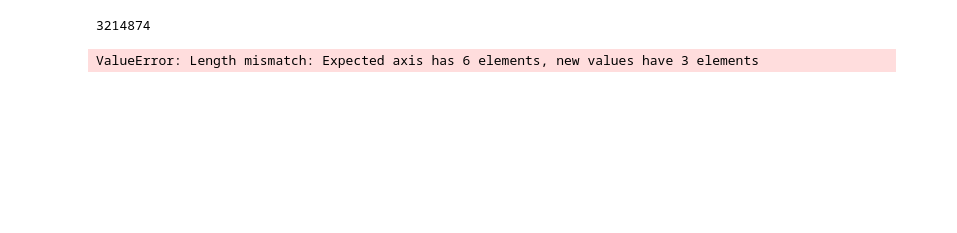
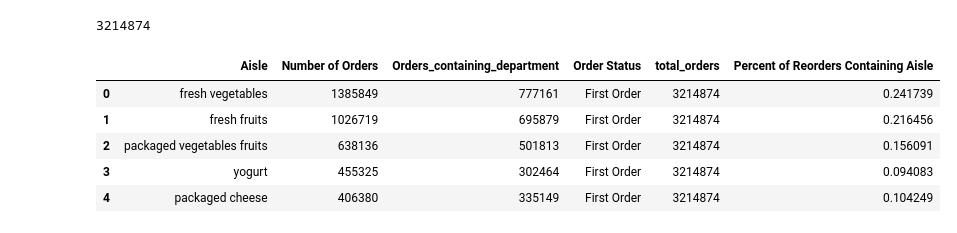
Before and after one commit to keith12345/InstaClassification, a Jupyter notebook: 05_Visualizations/00_Exploring.ipynb, the cells around one changed output. Drawn from its saved outputs; the diff is of its cells as text; code cells hidden in the pictures; blank space fills up the shorter version.

```diff
--- a/05_Visualizations/00_Exploring.ipynb
+++ b/05_Visualizations/00_Exploring.ipynb
@@ -77,3 +77,5 @@ aisles.head()
 | 4 | 5 | marinades meat preparation |
 # %%
 df = df.merge(aisles,on='aisle_id')
+# %%
+departments = pd.read_csv('departments.csv')
@@ -240,7 +246,7 @@ df.head()
 # %%
 reorders_by_aisle = pd.DataFrame(df[df.reordered == 1].aisle.value_counts())
-reorders_by_aisle['Order Status'] = 'Reordered'
-reorders_by_aisle.columns = ['Number of Orders','Order Status']
+reorders_by_aisle.reset_index(inplace=True)
+reorders_by_aisle.columns = ['Aisle','Number of Orders']
 non_reorders_by_aisle = pd.DataFrame(df[df.reordered == 0].aisle.value_counts())
-non_reorders_by_aisle['Order Status'] = 'First Order'
-non_reorders_by_aisle.columns = ['Number of Orders','Order Status']
+non_reorders_by_aisle.reset_index(inplace=True)
+non_reorders_by_aisle.columns = ['Aisle','Number of Orders']
@@ -329,5 +298,16 @@ non_reorder_aisle_index = (pd.DataFrame(
 non_reorder_aisle_index['Order Status'] = 'First Order'
 percent_containing_aisle_non_reorder = pd.merge(order_ids_containing_non_reorder_by_aisle,non_reorder_aisle_index,left_index=True,right_index=True)
 percent_containing_aisle_non_reorder['total_orders'] = total_orders
-percent_containing_aisle_non_reorder['Percent of Reorders Containing Aisle'] = percent_containing_aisle_reorder.order_id / percent_containing_aisle_reorder.total_orders
+percent_containing_aisle_non_reorder['Percent of Reorders Containing Aisle'] = percent_containing_aisle_non_reorder.order_id / percent_containing_aisle_non_reorder.total_orders
+percent_containing_aisle_non_reorder.columns = ['Orders_containing_department','Aisle','Order Status','total_orders','Percent of Reorders Containing Aisle']
+percent_containing_aisle_non_reorder = pd.merge(non_reorders_by_aisle,percent_containing_aisle_non_reorder,on='Aisle')
+# %%
+percent_containing_aisle_non_reorder.head()
+# %% [output]
+|  | Aisle | Number of Orders | Orders_containing_department | Order Status | total_orders | Percent of Reorders Containing Aisle |
+| 0 | fresh vegetables | 1385849 | 777161 | First Order | 3214874 | 0.241739 |
+| 1 | fresh fruits | 1026719 | 695879 | First Order | 3214874 | 0.216456 |
+| 2 | packaged vegetables fruits | 638136 | 501813 | First Order | 3214874 | 0.156091 |
+| 3 | yogurt | 455325 | 302464 | First Order | 3214874 | 0.094083 |
+| 4 | packaged cheese | 406380 | 335149 | First Order | 3214874 | 0.104249 |
 # %%
@@ -336,5 +314,0 @@ percentage_reorders_by_aisle.columns = ['Aisle','Order Status','Percent of Order
-# %%
-percentage_reorders_by_aisle2 = pd.merge([percent_containing_aisle_reorder,percent_containing_aisle_non_reorder],axis=1).drop(['order_id','total_orders'],axis=1)
-percentage_reorders_by_aisle2.columns = ['Aisle','Order Status','Percent of Orders Containing Aisle']
-# %% [output]
-ValueError: Length mismatch: Expected axis has 6 elements, new values have 3 elements
```
Also changed, not shown: parts of 43 cells of this notebook, 2 other files.
